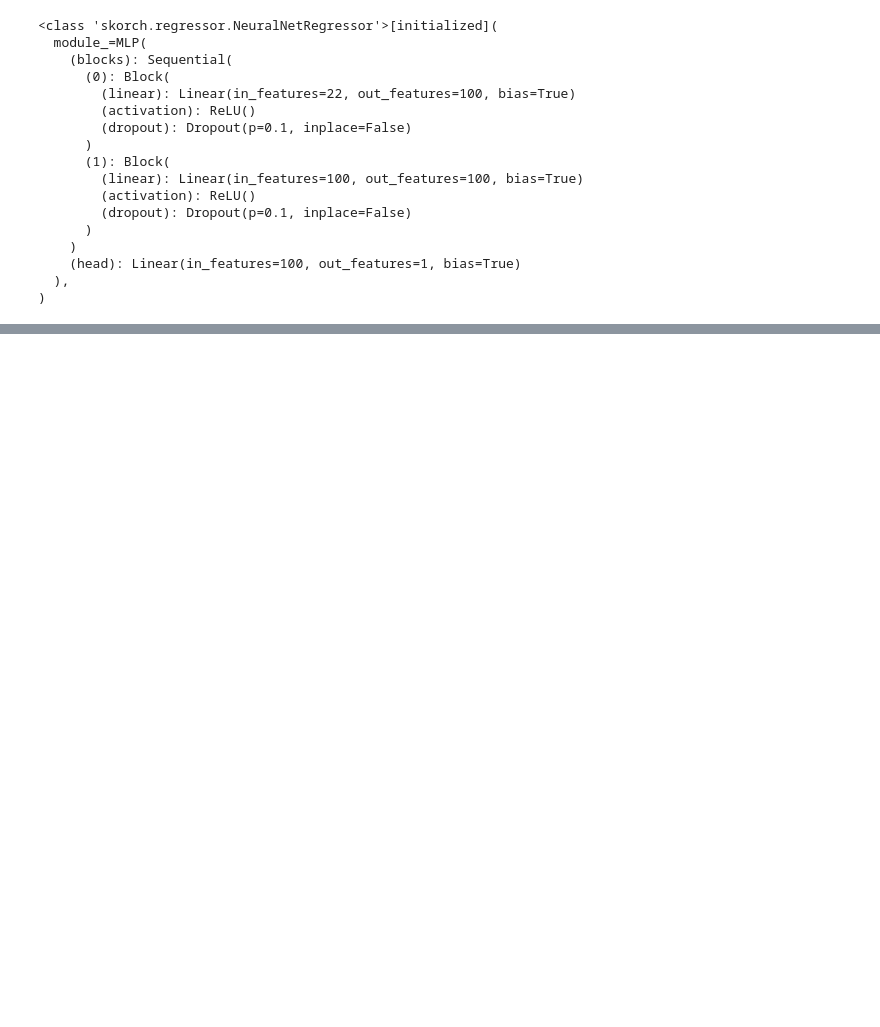
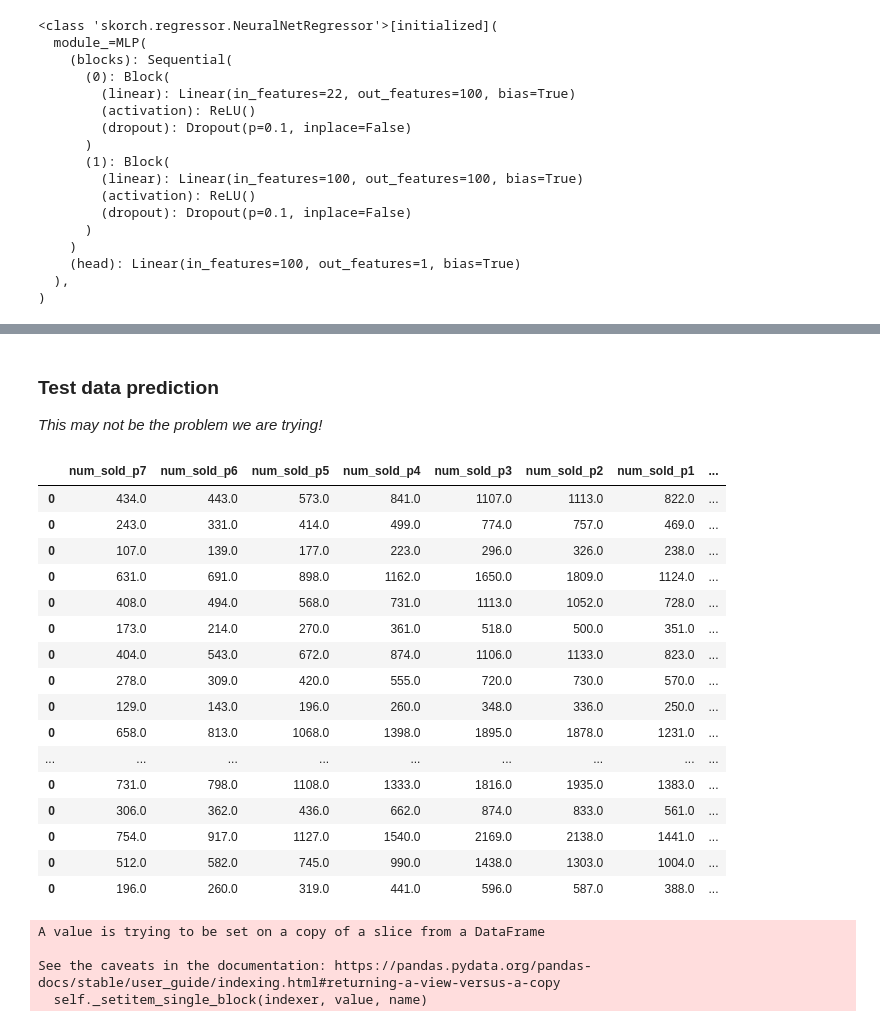
Before and after one commit to saratbhargava/torch_tutor, a Jupyter notebook: timeseries_pred_Jan2022.ipynb, the cells around one changed output, grey strips where cells are left out. Drawn from its saved outputs; the diff is of its cells as text; code cells hidden in the pictures; blank space fills up the shorter version.

```diff
--- a/timeseries_pred_Jan2022.ipynb
+++ b/timeseries_pred_Jan2022.ipynb
@@ -83,6 +146,9 @@ def create_features(train_data):
     store_names = train_data.store.unique()
     country_names = train_data.country.unique()
     product_names = train_data['product'].unique()
+    store_names.sort()
+    country_names.sort()
+    product_names.sort()
     N = 7
     cat_features = ['store', 'country', 'product']
     features_list = []
@@ -98,8 +164,12 @@ def create_features(train_data):
                 features.loc[:, 'store'] = store_name
                 features.loc[:, 'country'] = country_name
                 features.loc[:, 'product'] = product_name
+                features.loc[:, 'date'] = train_data_subselect.loc[:, 'date'].to_numpy()[N:]
+                features.loc[:, 'row_id'] = train_data_subselect.loc[:, 'row_id'].to_numpy()[N:]
                 features_list.append(features)
-    return pd.concat(features_list, axis=0)
+    features_df = pd.concat(features_list, axis=0)
+    features_df.sort_values(by=['date', 'store', 'country', 'product'], inplace=True)
+    return features_df
 # %%
 def create_features_timeseries(train_data_sold, N=7, feature_prefix='num_sold'):
     sales_prev = np.vstack([train_data_sold[k:-N+k] for k in range(N)]).T
@@ -254,0 +362,31 @@ Type:      function
+# %% [markdown]
+### Test data prediction
+
+_This may not be the problem we are trying!_
+# %%
+def get_today_features(test_data_withprev, idx, N=7):
+    prev_data = test_data_withprev.iloc[idx-18*N:idx+18]
+    store_names = test_data_withprev['store'].unique()
+    country_names = test_data_withprev['country'].unique()
+    product_names = test_data_withprev['product'].unique()
+    store_names.sort()
+    country_names.sort()
+    product_names.sort()
+    train_features_list = []
+    for store_name in store_names:
+        for country_name in country_names:
+            for product_name in product_names:
+                subselect_mask = ((prev_data['store'] == store_name) &
+                            (prev_data['country'] == country_name) &
+                            (prev_data['product'] == product_name))
+                prev_data_subselect = prev_data[subselect_mask]
+                train_features = create_features_timeseries_today(prev_data_subselect)
+                train_features.loc[:, 'store'] = store_name
+                train_features.loc[:, 'country'] = country_name
+                train_features.loc[:, 'product'] = product_name
+                # Add the cat features!
+                train_features_list.append(train_features)
+    train_features_df = pd.concat(train_features_list)
+    train_features_df.loc[:, 'date'] = prev_data.loc[:, 'date'].to_numpy()[-18:]
+    train_features_df.loc[:, 'row_id'] = prev_data.loc[:, 'row_id'].to_numpy()[-18:]
+    return train_features_df
@@ -254,0 +404,20 @@ Type:      function
+# %%
+get_today_features(test_data_withprev, idx=18*7, N=7)
+# %% [output]
+|  | num_sold_p7 | num_sold_p6 | num_sold_p5 | num_sold_p4 | num_sold_p3 | num_sold_p2 | num_sold_p1 | ... |
+| 0 | 434.0 | 443.0 | 573.0 | 841.0 | 1107.0 | 1113.0 | 822.0 | ... |
+| 0 | 243.0 | 331.0 | 414.0 | 499.0 | 774.0 | 757.0 | 469.0 | ... |
+| 0 | 107.0 | 139.0 | 177.0 | 223.0 | 296.0 | 326.0 | 238.0 | ... |
+| 0 | 631.0 | 691.0 | 898.0 | 1162.0 | 1650.0 | 1809.0 | 1124.0 | ... |
+| 0 | 408.0 | 494.0 | 568.0 | 731.0 | 1113.0 | 1052.0 | 728.0 | ... |
+| 0 | 173.0 | 214.0 | 270.0 | 361.0 | 518.0 | 500.0 | 351.0 | ... |
+| 0 | 404.0 | 543.0 | 672.0 | 874.0 | 1106.0 | 1133.0 | 823.0 | ... |
+| 0 | 278.0 | 309.0 | 420.0 | 555.0 | 720.0 | 730.0 | 570.0 | ... |
+| 0 | 129.0 | 143.0 | 196.0 | 260.0 | 348.0 | 336.0 | 250.0 | ... |
+| 0 | 658.0 | 813.0 | 1068.0 | 1398.0 | 1895.0 | 1878.0 | 1231.0 | ... |
+| ... | ... | ... | ... | ... | ... | ... | ... | ... |
+| 0 | 731.0 | 798.0 | 1108.0 | 1333.0 | 1816.0 | 1935.0 | 1383.0 | ... |
+| 0 | 306.0 | 362.0 | 436.0 | 662.0 | 874.0 | 833.0 | 561.0 | ... |
+| 0 | 754.0 | 917.0 | 1127.0 | 1540.0 | 2169.0 | 2138.0 | 1441.0 | ... |
+| 0 | 512.0 | 582.0 | 745.0 | 990.0 | 1438.0 | 1303.0 | 1004.0 | ... |
+| 0 | 196.0 | 260.0 | 319.0 | 441.0 | 596.0 | 587.0 | 388.0 | ... |
@@ -254,0 +441,13 @@ Type:      function
+# %%
+N = 7
+test_data_withprev = pd.concat(
+    (train_features_labels[['row_id', 'date', 'country', 'store', 'product']].iloc[-N*18:],
+    test_data), axis=0)
+test_data_withprev['num_sold'] = 0 # FIXME: This is a bad way to assign things!
+test_data_withprev
+test_data_withprev["num_sold"].iloc[:N*18] = train_features_labels.iloc[-N*18:, :]['num_sold'].to_numpy()
+# %% [output]
+A value is trying to be set on a copy of a slice from a DataFrame
+
+See the caveats in the documentation: https://pandas.pydata.org/pandas-docs/stable/user_guide/indexing.html#returning-a-view-versus-a-copy
+  self._setitem_single_block(indexer, value, name)
```
Also changed, not shown: parts of 33 cells of this notebook, 15 other files.
